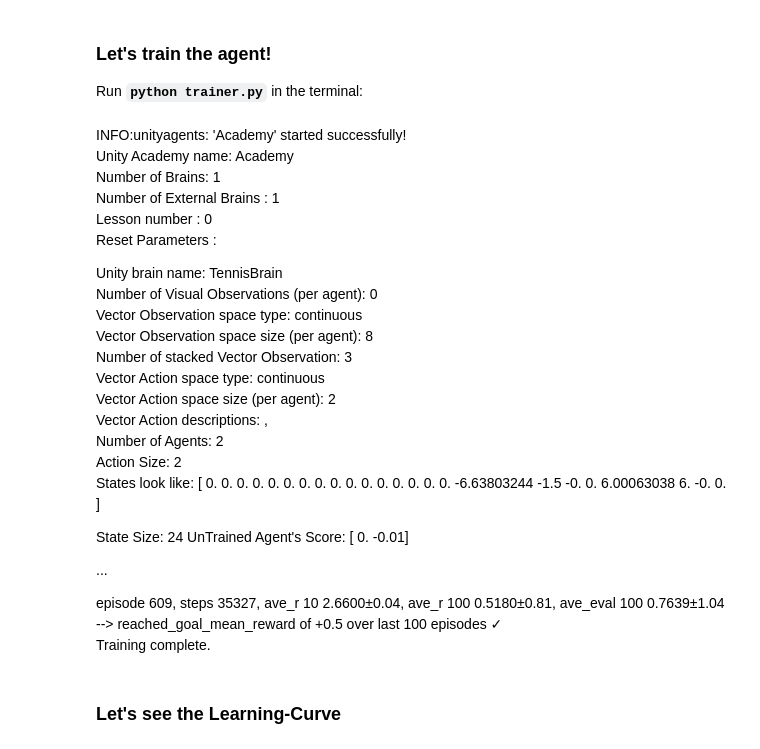
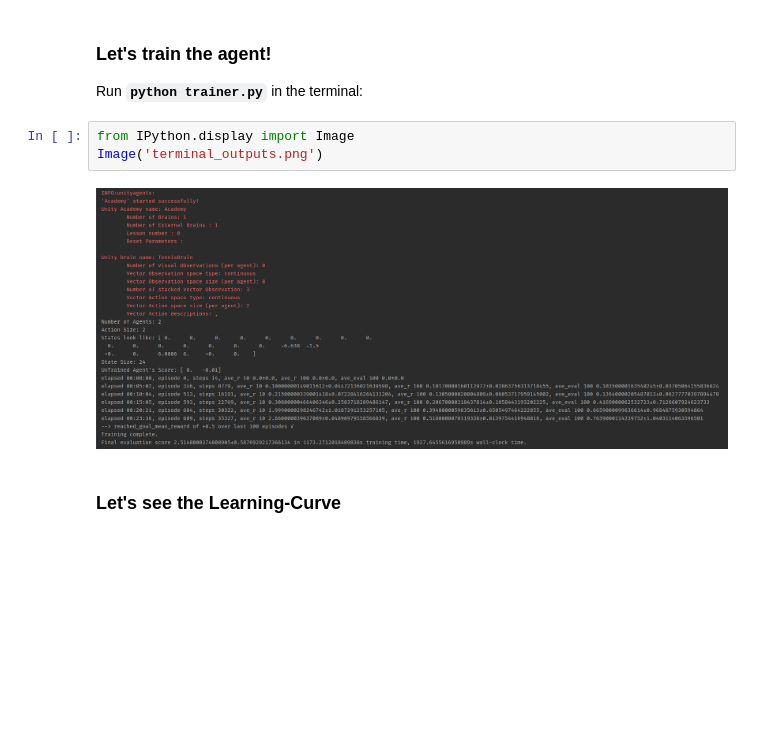
Before and after one commit to Jeyhooon/deep-reinforcement-learning, a Jupyter notebook: p3_collab_compet/self_play_sac/Report.ipynb, the cells around one changed output. Cells and saved outputs as stored; diff of their text form; blank space fills up the shorter version.

Commit message:
terminal outputs added as an image

```diff
--- a/p3_collab_compet/self_play_sac/Report.ipynb
+++ b/p3_collab_compet/self_play_sac/Report.ipynb
@@ -592,37 +592,10 @@ def train(env):
 # %% [markdown]
 ### Let's train the agent!
 Run **`python trainer.py`** in the terminal:
-# %% [markdown]
-INFO:unityagents:
-'Academy' started successfully!\
-Unity Academy name: Academy\
-        Number of Brains: 1\
-        Number of External Brains : 1\
-        Lesson number : 0\
-        Reset Parameters :
-
-Unity brain name: TennisBrain\
-        Number of Visual Observations (per agent): 0\
-        Vector Observation space type: continuous\
-        Vector Observation space size (per agent): 8\
-        Number of stacked Vector Observation: 3\
-        Vector Action space type: continuous\
-        Vector Action space size (per agent): 2\
-        Vector Action descriptions: , \
-Number of Agents: 2\
-Action Size: 2\
-States look like: [ 0.          0.          0.          0.          0.          0.
-  0.          0.          0.          0.          0.          0.
-  0.          0.          0.          0.         -6.63803244 -1.5
- -0.          0.          6.00063038  6.         -0.          0.        ]
-
-State Size: 24
-UnTrained Agent's Score: [ 0.   -0.01]
-
-...
-
-episode 609, steps 35327, ave_r 10 2.6600±0.04, ave_r 100 0.5180±0.81, ave_eval 100 0.7639±1.04
---> reached_goal_mean_reward of +0.5 over last 100 episodes ✓\
-Training complete.
+# %%
+from IPython.display import Image
+Image('terminal_outputs.png')
+# %% [output]
+[figure, added]
 # %% [markdown]
 ### Let's see the Learning-Curve
```
Also changed, not shown: parts of 2 cells of this notebook, 1 other file.
